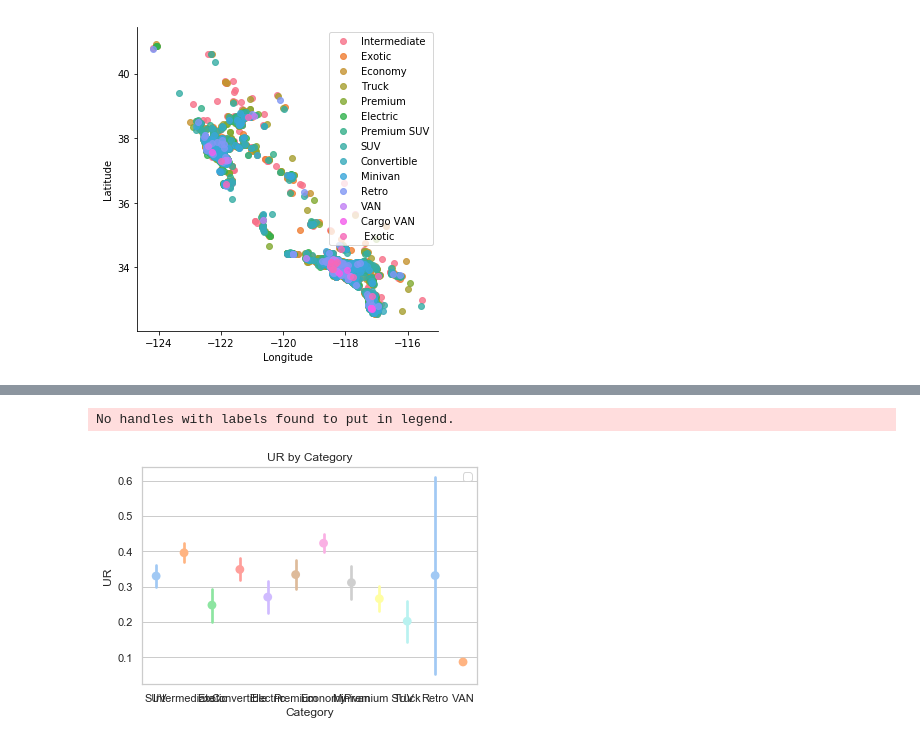
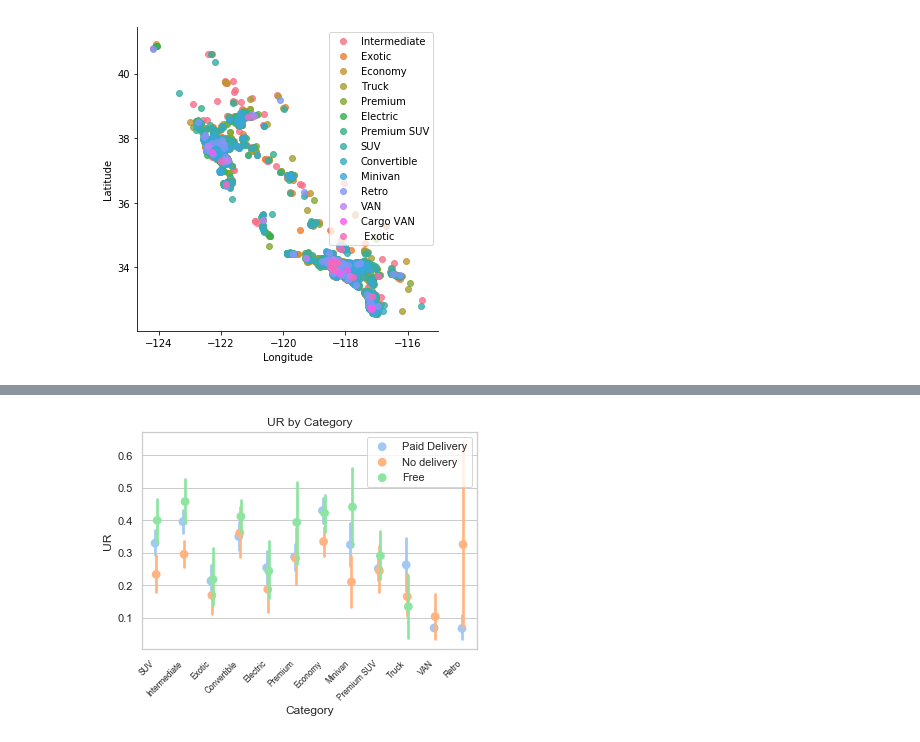
Before and after one commit to leravalencia/experiment, a Jupyter notebook: CAPSTONE 2 REPORT.ipynb, the cells around one changed output, grey strips where cells are left out. Saved outputs shown, nothing was run; the diff lists cells and outputs as text; code cells hidden in the pictures.

```diff
--- a/CAPSTONE 2 REPORT.ipynb
+++ b/CAPSTONE 2 REPORT.ipynb
@@ -124,0 +116,28 @@ TypeError: cannot convert the series to <class 'float'>
+# %%
+#replace 'free' into int
+df['fee'] = df['fee'].replace(to_replace =['Free'],
+                  value = '-999')
+# %%
+#convert to Int
+df['fee'] = df['fee'].astype(int)
+# %%
+# Create a list to store the data
+fee_cat = []
+
+# For each row in the column,
+for row in df['fee']:
+    # if more than a value,
+    if row > 0:
+        # Append a letter grade
+        fee_cat.append('Paid Delivery')
+    # else, if free,
+    elif row < 0:
+        # Append a letter grade
+        fee_cat.append('Free')
+    # otherwise,
+    else:
+        # Append a failing grade
+       fee_cat.append('No delivery')
+
+# Create a column from the list
+df['fee_cat'] = fee_cat
@@ -125,4 +164,6 @@ TypeError: cannot convert the series to <class 'float'>
 # %%
 #Utilisation rate - % of month that car has been rented, drop all null
-df['UR'] = ((df['Occupancy Mar 18'] - df['Unavailable by owner Mar18']))/((31-df['Unavailable by owner Mar18']))
-#drop null, more than 1 and less than 0
+df['UR'] = ((df['Occupancy Mar 18']+2 - df['Unavailable by owner Mar18']))/((31-df['Unavailable by owner Mar18']))
+#remove null
+df = df[pd.to_numeric(df['UR'], errors='coerce').notnull()]
+df['UR']
@@ -197,11 +257,11 @@ dfs.nlargest(20, ['Earning'])
 # %%
 sns.set(style="whitegrid")
 
-g = sns.pointplot(x="Category", y="UR", data=df,
+g = sns.pointplot(x="Category", y="UR", hue= 'fee_cat', data=df,
                    height=6, kind="strip", palette="pastel",ci=95,dodge=True,join=False)
 plt.title('UR by Category')
+g.set_xticklabels(g.get_xticklabels(), rotation=45, horizontalalignment='right', fontsize='x-small')
 plt.legend(loc='upper right')
 plt.show()
 # %% [output]
-No handles with labels found to put in legend.
-[figure, old version]
+[figure, new version]
```
Also changed, not shown: parts of 15 cells of this notebook.
